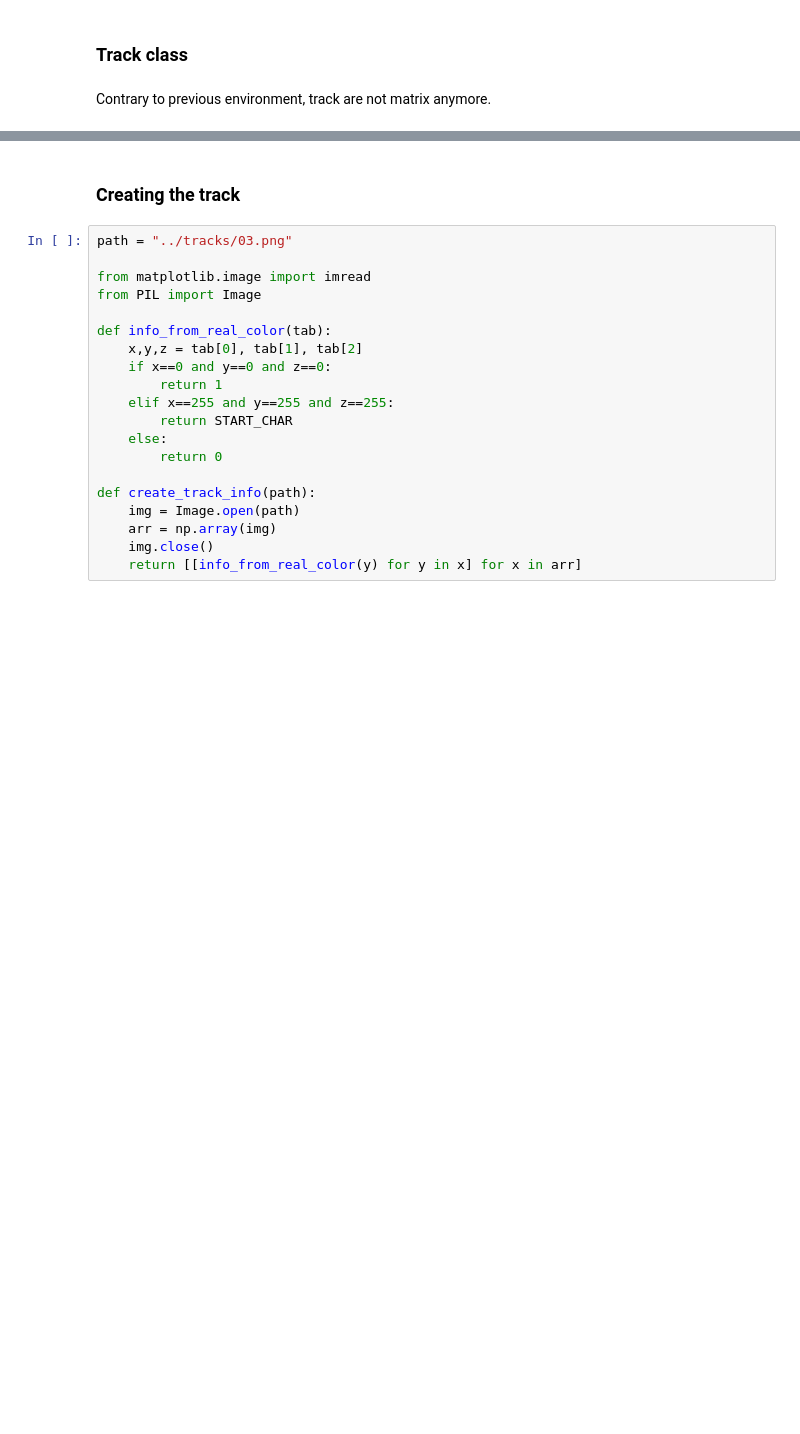
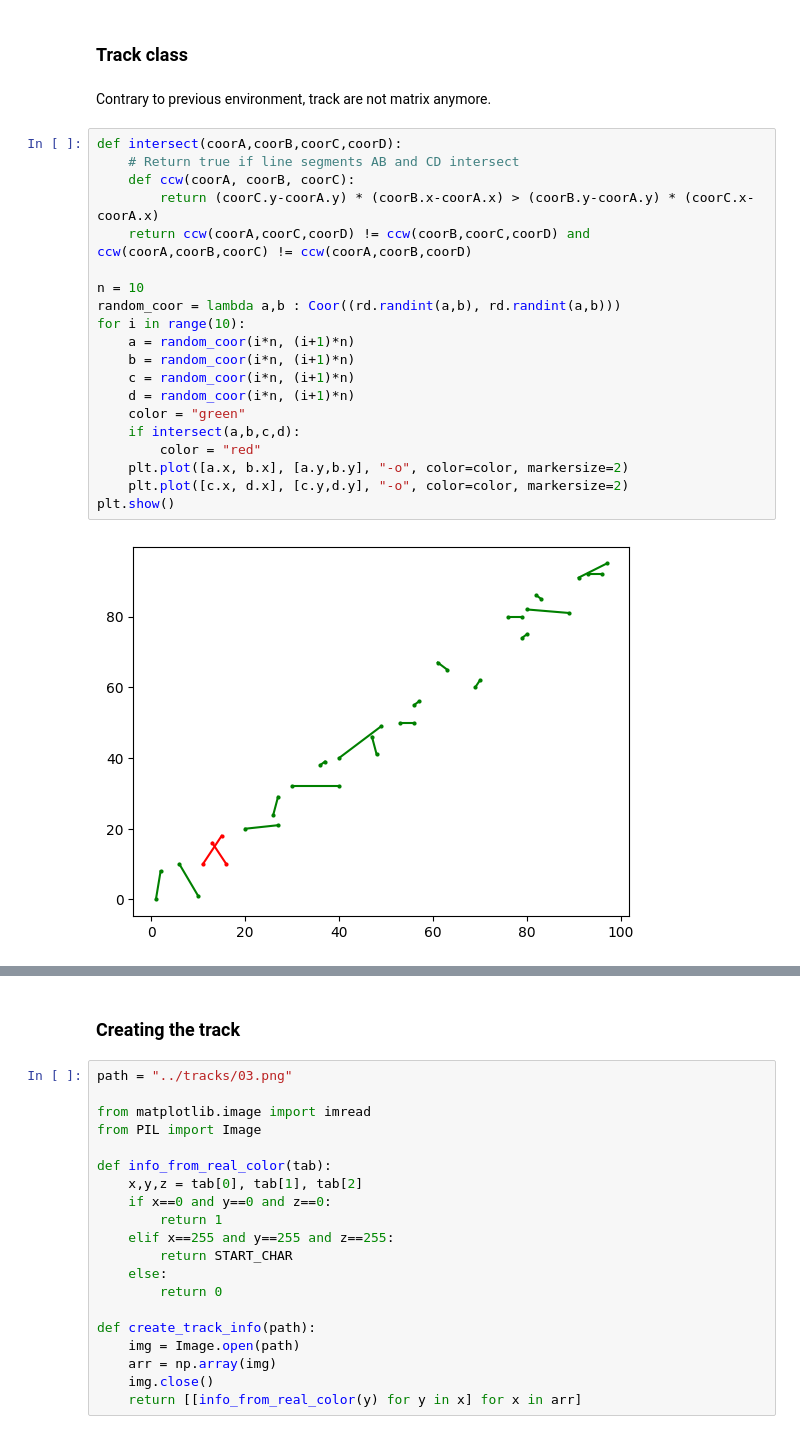
Before and after one commit to GeckSpy/EP-trajectory-optimisation, a Jupyter notebook: Environment/env_05.ipynb, the cells around one changed output, grey strips where cells are left out. Drawn from its saved outputs; the diff is of its cells as text; blank space fills up the shorter version.

```diff
--- a/Environment/env_05.ipynb
+++ b/Environment/env_05.ipynb
@@ -109,6 +109,28 @@ class Coor():
 ### Track class
 # %% [markdown]
 Contrary to previous environment, track are not matrix anymore.
+# %%
+def intersect(coorA,coorB,coorC,coorD):
+    # Return true if line segments AB and CD intersect
+    def ccw(coorA, coorB, coorC):
+        return (coorC.y-coorA.y) * (coorB.x-coorA.x) > (coorB.y-coorA.y) * (coorC.x-coorA.x)
+    return ccw(coorA,coorC,coorD) != ccw(coorB,coorC,coorD) and ccw(coorA,coorB,coorC) != ccw(coorA,coorB,coorD)
+
+n = 10
+random_coor = lambda a,b : Coor((rd.randint(a,b), rd.randint(a,b)))
+for i in range(10):
+    a = random_coor(i*n, (i+1)*n)
+    b = random_coor(i*n, (i+1)*n)
+    c = random_coor(i*n, (i+1)*n)
+    d = random_coor(i*n, (i+1)*n)
+    color = "green"
+    if intersect(a,b,c,d):
+        color = "red"
+    plt.plot([a.x, b.x], [a.y,b.y], "-o", color=color, markersize=2)
+    plt.plot([c.x, d.x], [c.y,d.y], "-o", color=color, markersize=2)
+plt.show()
+# %% [output]
+[figure, added]
 # %%
 RED = [255, 0, 0]
 GREEN = [0, 255, 0]
```
Also changed, not shown: parts of 9 cells of this notebook.
